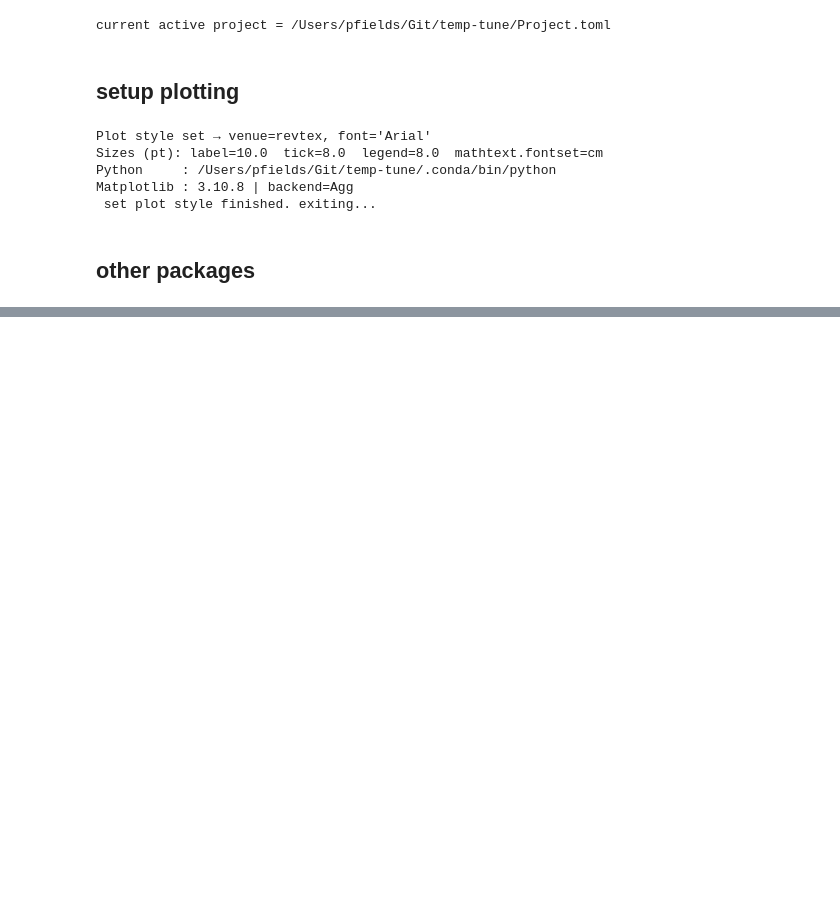
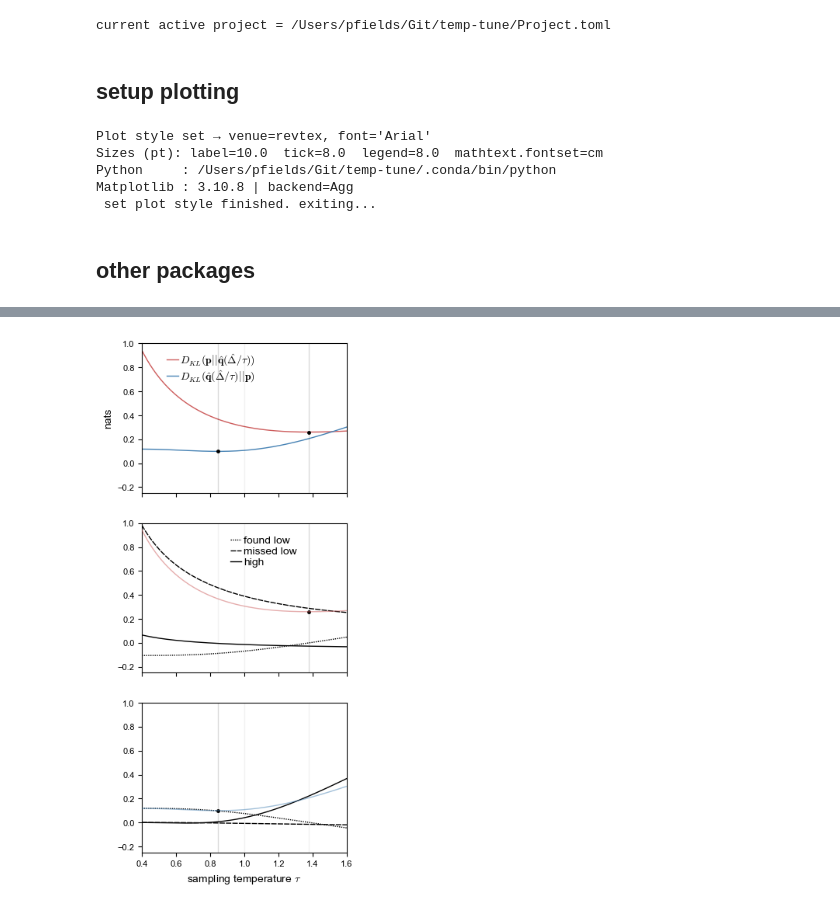
Before and after one commit to sepalmer/temp-tune, a Jupyter notebook: notebooks/min_working_examples.ipynb, the cells around one changed output, grey strips where cells are left out. Saved outputs shown, nothing was run; the diff lists cells and outputs as text; code cells hidden in the pictures; blank space fills up the shorter version.

```diff
--- a/notebooks/min_working_examples.ipynb
+++ b/notebooks/min_working_examples.ipynb
@@ -46,0 +170,83 @@ using Distributions
+# %%
+
+
+fig, ax = subplots(3,1,sharex=true, sharey=true, figsize=set_size_for_paper(1,2.5), dpi=100)
+function toy_tau_plots(ax; ylabelsize=10,xlabelsize=10, ticklabelsize=10,
+        ax1_leg_loc=(0.1,0.1), ax2_leg_loc=(0.41,0.675), ax1legsize=10,ax2legsize=10)
+    lstyles = [(0,(1,1)),(0,(5,1)), "-","-",""]
+    zords = [10,11,8,20]
+    alphs=[1,1,1.,0.5]
+    # ax[1].set_ylim(-0.4,2.)
+    ax[1].plot( tau_fits, sub_dkls_tau["forward"]["total"],
+        color="indianred", label = L"D_{KL}(\mathbf{p}||\hat \mathbf{q}(\hat{\Delta}/\tau ))")
+    ax[1].plot( tau_fits, sub_dkls_tau["reversed"]["total"],
+        color="steelblue", label= L"D_{KL}(\hat \mathbf{q}(\hat\Delta/\tau) ||\mathbf{p})")
+
+    ax[1].legend(frameon=false, loc=ax1_leg_loc, fontsize=ax1legsize,
+        handletextpad=0.2, handlelength=1.05, labelspacing=0.1)
+
+    # ax[1].set_ylim(-0.25,2)
+    # ax[1].set_xlim(0.4,1.6)
+    plt.sca(ax[1])
+
+    colorss = ["k", "k","k","indianred", "grey"]
+    lls=[]
+    for (j,key) in enumerate( dkl_keys )
+        (j == 5 ) && continue
+        append!(lls,ax[2].plot( tau_fits, sub_dkls_tau["forward"][key], c=colorss[j],  label=key,
+            linestyle=lstyles[j], zorder=zords[j], alpha=alphs[j] ))
+    end
+    tau_min_red, dkl_min_val = (tau_fits[findmin(sub_dkls_tau["forward"]["total"])[2]],
+        findmin(sub_dkls_tau["forward"]["total"])[1])
+    ax[2].plot( tau_min_red , dkl_min_val, ".k" )
+    ax[2].vlines( tau_min_red, -5,5, "k", alpha=0.15)
+    # ax[3].legend( (lls[1:3]), ["found ground", "missed ground", "excited"], frameon=false, handlelength=0.4,
+    #     handletextpad=0.25, loc=ax2_leg_loc, fontsize=ax2legsize )
+
+    # plt.grid("on")
+
+    colorss = ["k", "k","k","steelblue", "grey"]
+    lls=[]
+    for (j,key) in enumerate( dkl_keys )
+        (j == 5 ) && continue
+        append!(lls, ax[3].plot( tau_fits, sub_dkls_tau["reversed"][key], c=colorss[j],  label=key,
+            linestyle=lstyles[j], zorder=zords[j], alpha=alphs[j] ))
+    end
+    tau_min_blue, dkl_min_val_b = (tau_fits[findmin(sub_dkls_tau["reversed"]["total"])[2]],
+        findmin(sub_dkls_tau["reversed"]["total"])[1])
+    plt.sca(ax[1])
+    ax[3].plot( tau_min_blue , dkl_min_val_b, ".k")
+    ax[3].vlines( tau_min_blue, -5,5, "k", alpha=0.15)
+    ax[3].vlines( tau_min_red, -5,5, "k", alpha=0.05)
+    ax[2].legend( (lls[1:3]), ["found low", "missed low", "high"], frameon=false, handlelength=1.05,
+        handletextpad=0.2, loc=ax2_leg_loc, fontsize=ax2legsize, labelspacing=0.1 )
+
+
+    ax[3].set_xlabel("sampling temperature "*L"\tau", fontsize=xlabelsize)
+    # legend()
+
+    for a in ax
+        a.vlines(1, -5,5, "k", alpha=0.05, lw=1)
+    end
+
+    plt.sca(ax[1])
+
+    ax[1].set_ylabel("nats", fontsize=ylabelsize)
+    ax[1].plot( tau_min_red , dkl_min_val, ".k" )
+    ax[1].vlines( tau_min_red, -5,5, "k", alpha=0.15)
+    ax[1].vlines( tau_min_blue, -5,5, "k", alpha=0.15)
+    ax[1].plot( tau_min_blue , dkl_min_val_b, ".k")
+    ax[2].vlines( tau_min_blue, -5,5, "k", alpha=0.05)
+
+    ax[1].set_ylim(-0.25,1.)
+    ax[1].set_xlim(0.4,1.6)
+
+    for a in ax
+        a.tick_params(axis="both")#, labelsize=ticklabelsize)
+        # a.minorticks_on()
+    end
+end
+
+toy_tau_plots(ax, ax1_leg_loc=(0.1,0.7), ax2_leg_loc=(0.41,0.675))
+# %% [output]
+[figure, added]
```
Also changed, not shown: parts of 12 cells of this notebook, 5 other files.
